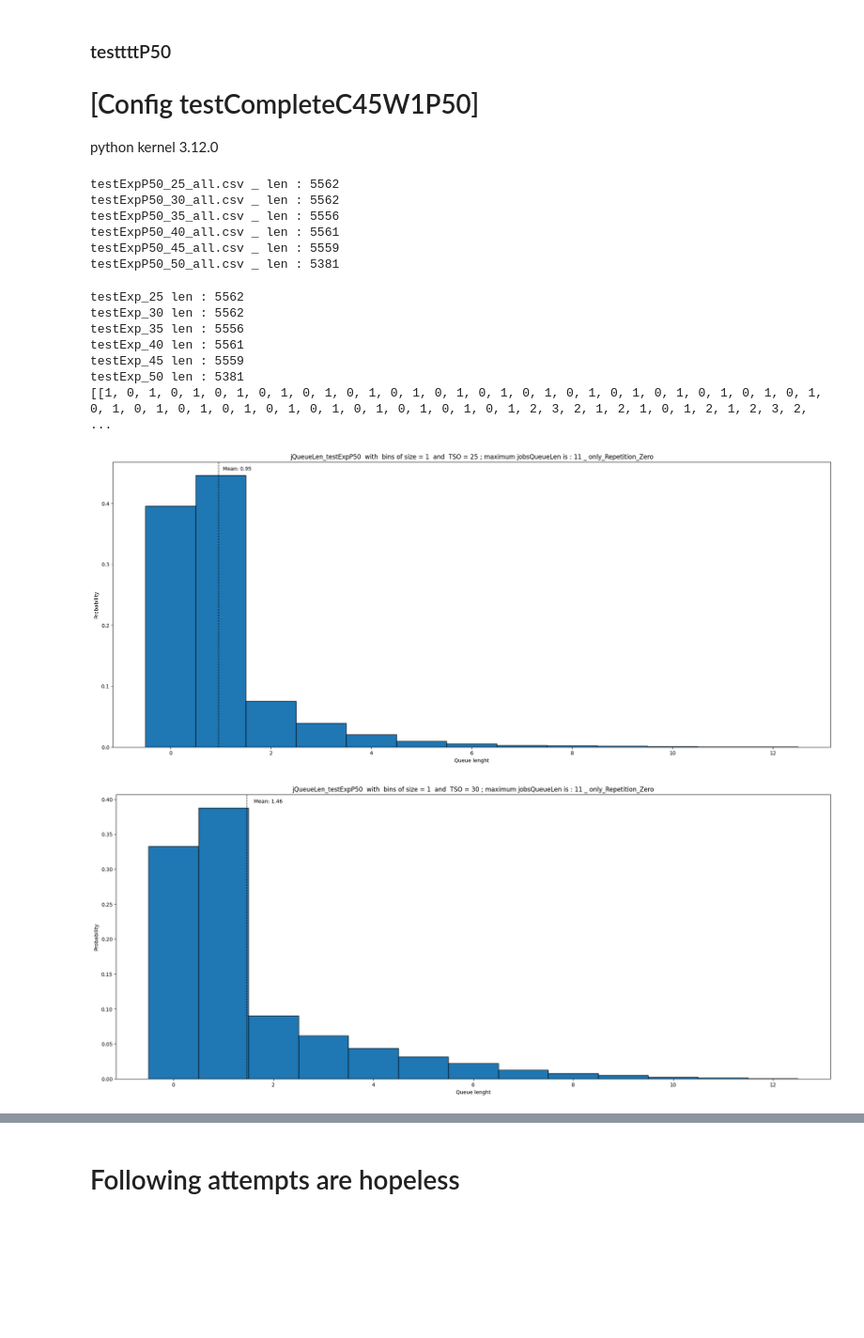
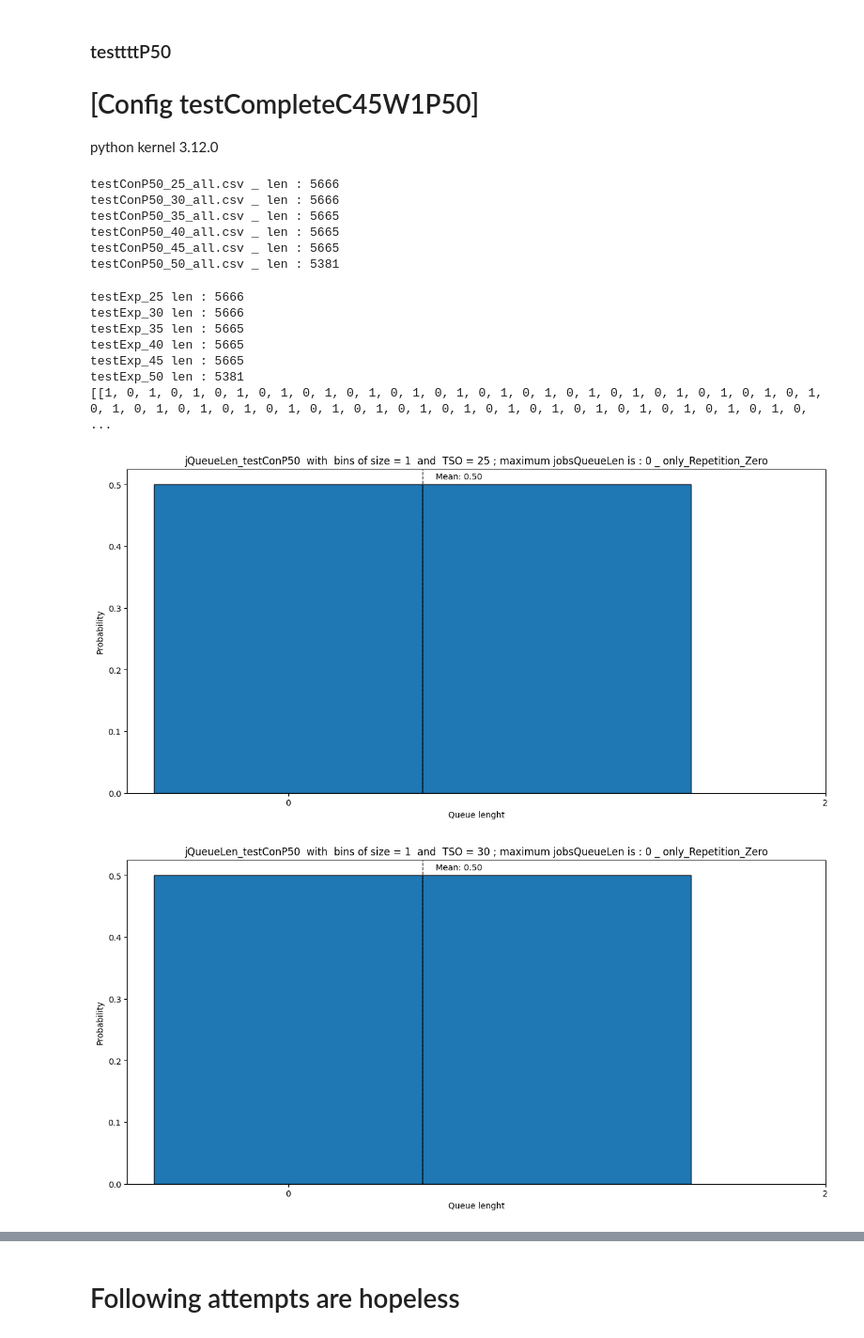
Before and after one commit to JacopoCarlon/JC_Performance_Evaluation_of_Computer_Systems_and_Networks_PECSN__Project, a Jupyter notebook: python_scripts/istogrammi_jQLen.ipynb, the cells around one changed output, grey strips where cells are left out. Shown at 94% size. Drawn from its saved outputs; the diff is of its cells as text; code cells hidden in the pictures; blank space fills up the shorter version.

```diff
--- a/python_scripts/istogrammi_jQLen.ipynb
+++ b/python_scripts/istogrammi_jQLen.ipynb
@@ -21,7 +21,7 @@ import csv
 
 
 #   USE ESPONENTIAL OR CONSTANT
-use_exp = True
+use_exp = False
 
 if use_exp == True:
     distribution = "Exp"
@@ -76,12 +76,12 @@ for tso_this_iter in range(0, len(target_tso), 1) :
 
 # now we have all tsos of all !
 # %% [output]
-testExpP50_25_all.csv _ len : 5562
-testExpP50_30_all.csv _ len : 5562
-testExpP50_35_all.csv _ len : 5556
-testExpP50_40_all.csv _ len : 5561
-testExpP50_45_all.csv _ len : 5559
-testExpP50_50_all.csv _ len : 5381
+testConP50_25_all.csv _ len : 5666
+testConP50_30_all.csv _ len : 5666
+testConP50_35_all.csv _ len : 5665
+testConP50_40_all.csv _ len : 5665
+testConP50_45_all.csv _ len : 5665
+testConP50_50_all.csv _ len : 5381
 # %%
 #   print(jqLen_all_tsos)
 # %%
@@ -106,20 +106,20 @@ for tso_this_iter in range(0, len(target_tso), 1) :
 
 print(nums_all_tsos)
 # %% [output]
-testExp_25 len : 5562
-testExp_30 len : 5562
-testExp_35 len : 5556
-testExp_40 len : 5561
-testExp_45 len : 5559
+testExp_25 len : 5666
+testExp_30 len : 5666
+testExp_35 len : 5665
+testExp_40 len : 5665
+testExp_45 len : 5665
 testExp_50 len : 5381
-[[1, 0, 1, 0, 1, 0, 1, 0, 1, 0, 1, 0, 1, 0, 1, 0, 1, 0, 1, 0, 1, 0, 1, 0, 1, 0, 1, 0, 1, 0, 1, 0, 1, 0, 1, 0, 1, 0, 1, 0, 1, 0, 1, 0, 1, 0, 1, 0, 1, 0, 1, 0, 1, 2, 3, 2, 1, 2, 1, 0, 1, 2, 1, 2, 3, 2,  ...
+[[1, 0, 1, 0, 1, 0, 1, 0, 1, 0, 1, 0, 1, 0, 1, 0, 1, 0, 1, 0, 1, 0, 1, 0, 1, 0, 1, 0, 1, 0, 1, 0, 1, 0, 1, 0, 1, 0, 1, 0, 1, 0, 1, 0, 1, 0, 1, 0, 1, 0, 1, 0, 1, 0, 1, 0, 1, 0, 1, 0, 1, 0, 1, 0, 1, 0,  ...
 # %%
 maximum_bins_number = 100
 
 plot_dir = f'../images/plots'
 #   /plot{distribution}P{probability}_{target_tso[tso_this_iter]}'
 for tso_this_iter in range(0, len(target_tso), 1) :
-    plt.rcParams["figure.figsize"] = (25, 10)
+    plt.rcParams["figure.figsize"] = (15, 7)
 
 
     massimo_jQLen = max(nums_all_tsos[tso_this_iter])
@@ -174,33 +174,33 @@ for tso_this_iter in range(0, len(target_tso), 1) :
         plt.xticks(range(0, bin_size_chosen+1 , 1))
     if bin_size_chosen < 100:
         plt.xticks(range(0, bin_size_chosen+1 , 2))
     elif bin_size_chosen < 200:
         plt.xticks(range(0, bin_size_chosen+1 , 5))
     elif bin_size_chosen < 400:
         plt.xticks(range(0, bin_size_chosen+1 , 10))
     elif bin_size_chosen < 800:
         plt.xticks(range(0, bin_size_chosen+1 , 20))
 
     plt.ylabel("Probability")
     plt.xlabel("Queue lenght")
 
     target_asNpArray = np.array(nums_all_tsos[tso_this_iter])
     target_mean = target_asNpArray.mean()
 
     plt.axvline( target_mean , color='k', linestyle='dashed', linewidth=1 )
     min_ylim, max_ylim = plt.ylim()
     plt.text(target_mean*1.1, max_ylim*0.97, 'Mean: {:.2f}'.format(target_mean))
 
 
 
-    save = True
+    save = False
     if save == True:
         if use_all == True:
             plt.savefig(f'{plot_dir}/plot{distribution}P{probability}_{target_tso[tso_this_iter]}.png')
         else :
             plt.savefig(f'{plot_dir}/plot{distribution}P{probability}_{target_tso[tso_this_iter]}_onlyIterZero.png')
 
     plt.show()
 # %% [output]
-[figure, old version]
+[figure, new version]
-[figure, old version]
+[figure, new version]
```
Also changed, not shown: parts of 5 cells of this notebook, 5 other files.
